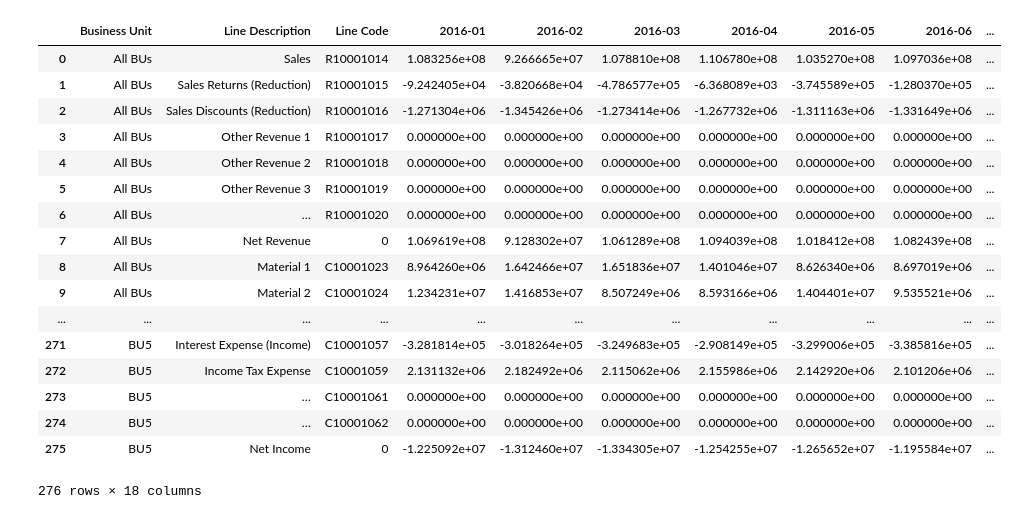
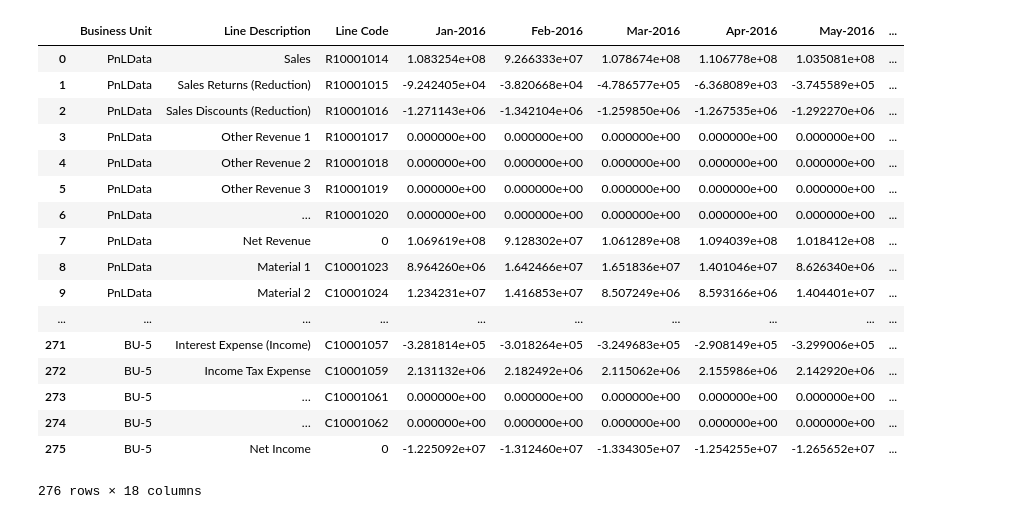
Before and after one commit to rohit-patel/profmodel, a Jupyter notebook: PythonCode/ProcessPnL.ipynb, the cells around one changed output. Saved outputs shown, nothing was run; the diff lists cells and outputs as text; code cells hidden in the pictures.

```diff
--- a/PythonCode/ProcessPnL.ipynb
+++ b/PythonCode/ProcessPnL.ipynb
@@ -103,0 +63,5 @@ def collapsePnLbyGroups(PnLframe,groupFile):
+# %%
+run=RunSpace.objects.get(pk=1)
+file= FileSpace.objects.get(FileName='SamplePnL')
+#TrFile=FileSpace.objects.get(FileName='Filled Sample')
+#wb=load_workbook(TrFile.File, read_only=True, data_only=True)
@@ -104,28 +83,28 @@ def collapsePnLbyGroups(PnLframe,groupFile):
 # %%
 inputFile='SamplePnL.xlsx'
 wb=load_workbook(inputFile, read_only=True, data_only=True)
-#ws=wb.get_sheet_by_name('All BUs')
+ws=wb.get_sheet_by_name('BU-1')
 #processPnLSheet(ws, desiredColumns, revenueMarkers)
 
 
-fullPnL=pd.concat([processPnLSheet(ws, desiredColumns, revenueMarkers).set_index(['Line Description', 'Line Code']) for ws in wb.worksheets], keys=wb.get_sheet_names(),names=['Business Unit']).reset_index().replace(np.nan,0)
+fullPnL=pd.concat([processPnLSheet_to_pd(ws, run).set_index(['Line Description', 'Line Code']) for ws in wb.worksheets], keys=wb.get_sheet_names(),names=['Business Unit']).reset_index().replace(np.nan,0)
 fullPnL
 # %% [output]
-|  | Business Unit | Line Description | Line Code | 2016-01 | 2016-02 | 2016-03 | 2016-04 | 2016-05 | 2016-06 | ... |
-| 0 | All BUs | Sales | R10001014 | 1.083256e+08 | 9.266665e+07 | 1.078810e+08 | 1.106780e+08 | 1.035270e+08 | 1.097036e+08 | ... |
-| 1 | All BUs | Sales Returns (Reduction) | R10001015 | -9.242405e+04 | -3.820668e+04 | -4.786577e+05 | -6.368089e+03 | -3.745589e+05 | -1.280370e+05 | ... |
-| 2 | All BUs | Sales Discounts (Reduction) | R10001016 | -1.271304e+06 | -1.345426e+06 | -1.273414e+06 | -1.267732e+06 | -1.311163e+06 | -1.331649e+06 | ... |
-| 3 | All BUs | Other Revenue 1 | R10001017 | 0.000000e+00 | 0.000000e+00 | 0.000000e+00 | 0.000000e+00 | 0.000000e+00 | 0.000000e+00 | ... |
-| 4 | All BUs | Other Revenue 2 | R10001018 | 0.000000e+00 | 0.000000e+00 | 0.000000e+00 | 0.000000e+00 | 0.000000e+00 | 0.000000e+00 | ... |
-| 5 | All BUs | Other Revenue 3 | R10001019 | 0.000000e+00 | 0.000000e+00 | 0.000000e+00 | 0.000000e+00 | 0.000000e+00 | 0.000000e+00 | ... |
-| 6 | All BUs | … | R10001020 | 0.000000e+00 | 0.000000e+00 | 0.000000e+00 | 0.000000e+00 | 0.000000e+00 | 0.000000e+00 | ... |
-| 7 | All BUs | Net Revenue | 0 | 1.069619e+08 | 9.128302e+07 | 1.061289e+08 | 1.094039e+08 | 1.018412e+08 | 1.082439e+08 | ... |
-| 8 | All BUs | Material 1 | C10001023 | 8.964260e+06 | 1.642466e+07 | 1.651836e+07 | 1.401046e+07 | 8.626340e+06 | 8.697019e+06 | ... |
-| 9 | All BUs | Material 2 | C10001024 | 1.234231e+07 | 1.416853e+07 | 8.507249e+06 | 8.593166e+06 | 1.404401e+07 | 9.535521e+06 | ... |
-| ... | ... | ... | ... | ... | ... | ... | ... | ... | ... | ... |
-| 271 | BU5 | Interest Expense (Income) | C10001057 | -3.281814e+05 | -3.018264e+05 | -3.249683e+05 | -2.908149e+05 | -3.299006e+05 | -3.385816e+05 | ... |
-| 272 | BU5 | Income Tax Expense | C10001059 | 2.131132e+06 | 2.182492e+06 | 2.115062e+06 | 2.155986e+06 | 2.142920e+06 | 2.101206e+06 | ... |
-| 273 | BU5 | … | C10001061 | 0.000000e+00 | 0.000000e+00 | 0.000000e+00 | 0.000000e+00 | 0.000000e+00 | 0.000000e+00 | ... |
-| 274 | BU5 | … | C10001062 | 0.000000e+00 | 0.000000e+00 | 0.000000e+00 | 0.000000e+00 | 0.000000e+00 | 0.000000e+00 | ... |
-| 275 | BU5 | Net Income | 0 | -1.225092e+07 | -1.312460e+07 | -1.334305e+07 | -1.254255e+07 | -1.265652e+07 | -1.195584e+07 | ... |
+|  | Business Unit | Line Description | Line Code | Jan-2016 | Feb-2016 | Mar-2016 | Apr-2016 | May-2016 | ... |
+| 0 | PnLData | Sales | R10001014 | 1.083254e+08 | 9.266333e+07 | 1.078674e+08 | 1.106778e+08 | 1.035081e+08 | ... |
+| 1 | PnLData | Sales Returns (Reduction) | R10001015 | -9.242405e+04 | -3.820668e+04 | -4.786577e+05 | -6.368089e+03 | -3.745589e+05 | ... |
+| 2 | PnLData | Sales Discounts (Reduction) | R10001016 | -1.271143e+06 | -1.342104e+06 | -1.259850e+06 | -1.267535e+06 | -1.292270e+06 | ... |
+| 3 | PnLData | Other Revenue 1 | R10001017 | 0.000000e+00 | 0.000000e+00 | 0.000000e+00 | 0.000000e+00 | 0.000000e+00 | ... |
+| 4 | PnLData | Other Revenue 2 | R10001018 | 0.000000e+00 | 0.000000e+00 | 0.000000e+00 | 0.000000e+00 | 0.000000e+00 | ... |
+| 5 | PnLData | Other Revenue 3 | R10001019 | 0.000000e+00 | 0.000000e+00 | 0.000000e+00 | 0.000000e+00 | 0.000000e+00 | ... |
+| 6 | PnLData | … | R10001020 | 0.000000e+00 | 0.000000e+00 | 0.000000e+00 | 0.000000e+00 | 0.000000e+00 | ... |
+| 7 | PnLData | Net Revenue | 0 | 1.069619e+08 | 9.128302e+07 | 1.061289e+08 | 1.094039e+08 | 1.018412e+08 | ... |
+| 8 | PnLData | Material 1 | C10001023 | 8.964260e+06 | 1.642466e+07 | 1.651836e+07 | 1.401046e+07 | 8.626340e+06 | ... |
+| 9 | PnLData | Material 2 | C10001024 | 1.234231e+07 | 1.416853e+07 | 8.507249e+06 | 8.593166e+06 | 1.404401e+07 | ... |
+| ... | ... | ... | ... | ... | ... | ... | ... | ... | ... |
+| 271 | BU-5 | Interest Expense (Income) | C10001057 | -3.281814e+05 | -3.018264e+05 | -3.249683e+05 | -2.908149e+05 | -3.299006e+05 | ... |
+| 272 | BU-5 | Income Tax Expense | C10001059 | 2.131132e+06 | 2.182492e+06 | 2.115062e+06 | 2.155986e+06 | 2.142920e+06 | ... |
+| 273 | BU-5 | … | C10001061 | 0.000000e+00 | 0.000000e+00 | 0.000000e+00 | 0.000000e+00 | 0.000000e+00 | ... |
+| 274 | BU-5 | … | C10001062 | 0.000000e+00 | 0.000000e+00 | 0.000000e+00 | 0.000000e+00 | 0.000000e+00 | ... |
+| 275 | BU-5 | Net Income | 0 | -1.225092e+07 | -1.312460e+07 | -1.334305e+07 | -1.254255e+07 | -1.265652e+07 | ... |
 276 rows × 18 columns
```
Also changed, not shown: parts of 8 cells of this notebook, 18 other files.
